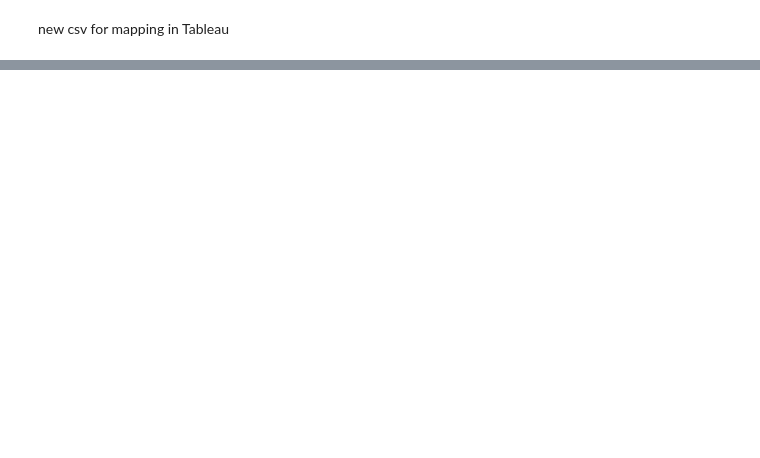
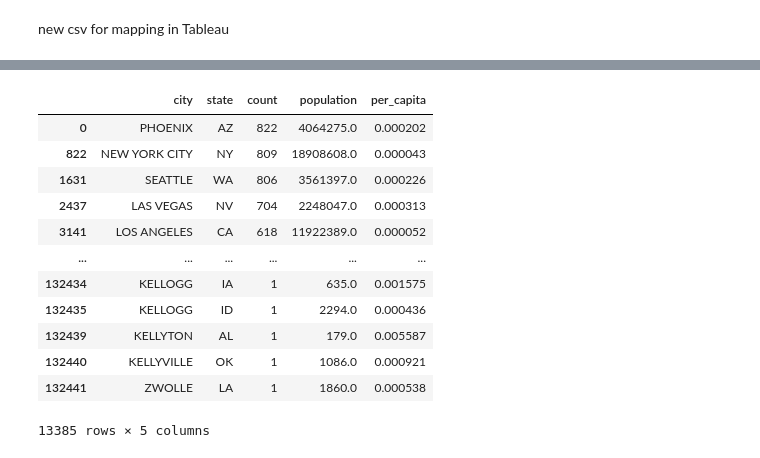
Before and after one commit to t-white-21/ufo-exploration, a Jupyter notebook: notebooks/ufo_sightings.ipynb, the cells around one changed output, grey strips where cells are left out. Saved outputs shown, nothing was run; the diff lists cells and outputs as text; code cells hidden in the pictures; blank space fills up the shorter version.

```diff
--- a/notebooks/ufo_sightings.ipynb
+++ b/notebooks/ufo_sightings.ipynb
@@ -405,0 +302,3 @@ ax.set(ylabel=None)
+# %%
+city_pop = ufos_map_df[['city', 'state', 'population']]
+city_pop
@@ -405,0 +319,8 @@ ax.set(ylabel=None)
+# %%
+city_count= ufos_map_df[['city', 'state']].value_counts()
+city_count = pd.DataFrame(city_count).reset_index()
+city_count.columns = ['city', 'state', 'count']
+
+# #us_city_count2.sort_values('count', ascending=False)
+# us_city_counts2.nlargest(10, 'count')
+city_count
@@ -405,0 +341,3 @@ ax.set(ylabel=None)
+# %%
+per_cap = pd.merge(city_count, city_pop, on=['city', 'state'], how='inner')
+per_cap
@@ -405,0 +358,18 @@ ax.set(ylabel=None)
+# %%
+per_cap = per_cap.drop_duplicates()
+per_cap.dropna(subset=['population'], inplace=True)
+per_cap
+# %% [output]
+|  | city | state | count | population | per_capita |
+| 0 | PHOENIX | AZ | 822 | 4064275.0 | 0.000202 |
+| 822 | NEW YORK CITY | NY | 809 | 18908608.0 | 0.000043 |
+| 1631 | SEATTLE | WA | 806 | 3561397.0 | 0.000226 |
+| 2437 | LAS VEGAS | NV | 704 | 2248047.0 | 0.000313 |
+| 3141 | LOS ANGELES | CA | 618 | 11922389.0 | 0.000052 |
+| ... | ... | ... | ... | ... | ... |
+| 132434 | KELLOGG | IA | 1 | 635.0 | 0.001575 |
+| 132435 | KELLOGG | ID | 1 | 2294.0 | 0.000436 |
+| 132439 | KELLYTON | AL | 1 | 179.0 | 0.005587 |
+| 132440 | KELLYVILLE | OK | 1 | 1086.0 | 0.000921 |
+| 132441 | ZWOLLE | LA | 1 | 1860.0 | 0.000538 |
+13385 rows × 5 columns
```
Also changed, not shown: parts of 25 cells of this notebook, 5 other files.
